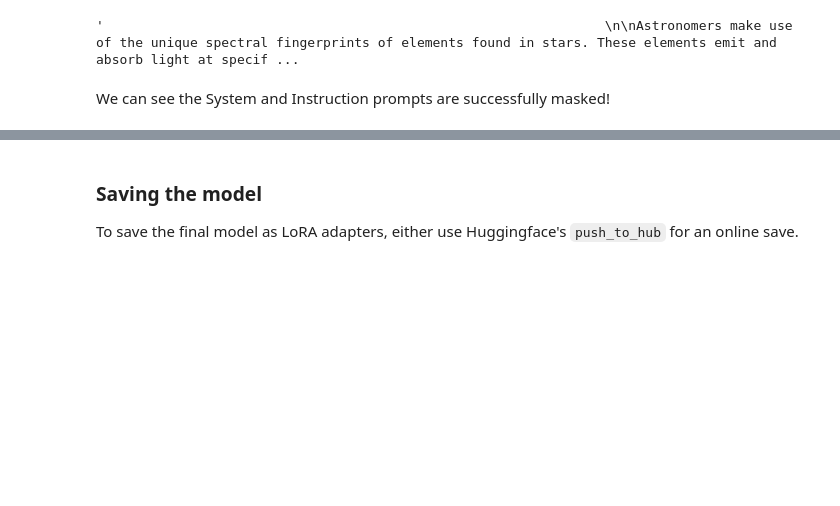
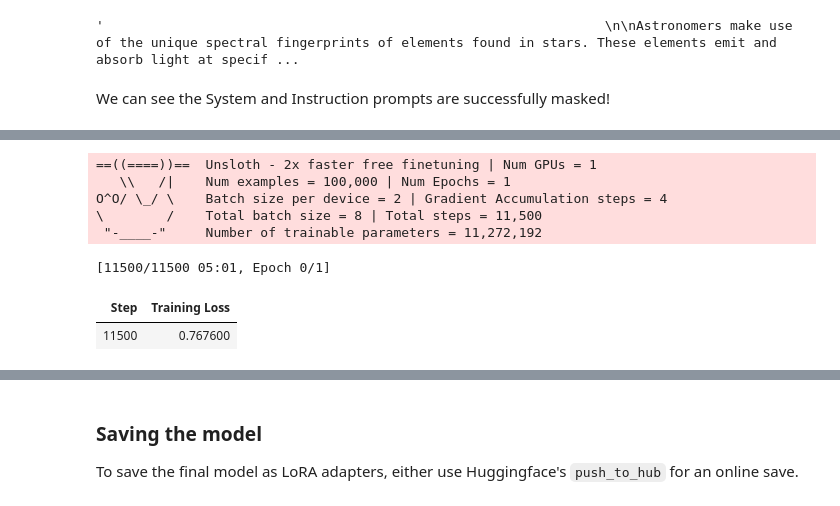
Before and after one commit to ehalme/ID2223-lab2, a Jupyter notebook: ID2223_G13_lab2.ipynb, the cells around one changed output, grey strips where cells are left out. Saved outputs shown, nothing was run; the diff lists cells and outputs as text; code cells hidden in the pictures; blank space fills up the shorter version.

Commit message:
Training done

```diff
--- a/ID2223_G13_lab2.ipynb
+++ b/ID2223_G13_lab2.ipynb
@@ -3,6 +3,7 @@
 # %%
 from google.colab import drive
 drive.mount('/content/drive')
+output_path = '/content/drive/MyDrive/ID2223/outputs'
 # %% [output]
 Mounted at /content/drive
 # %%
@@ -12,7 +12,7 @@ Mounted at /content/drive
 # %%
 from unsloth import FastLanguageModel
 import torch
-max_seq_length = 2048 # Choose any! We auto support RoPE Scaling internally!
+max_seq_length = 2048
 dtype = None # None for auto detection. Float16 for Tesla T4, V100, Bfloat16 for Ampere+
 load_in_4bit = False # Use 4bit quantization to reduce memory usage. Can be False.
 
@@ -20,7 +20,6 @@ model, tokenizer = FastLanguageModel.from_pretrained(
     model_name = "unsloth/Llama-3.2-1B-Instruct",
     max_seq_length = max_seq_length,
     dtype = dtype,
-    load_in_4bit = load_in_4bit,
-    # token = "hf_...", # use one if using gated models like meta-llama/Llama-2-7b-hf
+    load_in_4bit = load_in_4bit
 )
 # %% [output]
@@ -103,23 +115,25 @@ trainer = SFTTrainer(
     max_seq_length = max_seq_length,
     data_collator = DataCollatorForSeq2Seq(tokenizer = tokenizer),
     dataset_num_proc = 2,
-    packing = False, # Can make training 5x faster for short sequences.
+    packing = False, # Packs multiple sequences together during training to reduce computation wasted on padding
     args = TrainingArguments(
-        per_device_train_batch_size = 2,
-        gradient_accumulation_steps = 4,
-        warmup_steps = 5,
-        num_train_epochs = 3, # Set this for 1 full training run.
-        # max_steps = 60,
+        per_device_train_batch_size = 2, # Batch size per GPU
+        gradient_accumulation_steps = 4, # Number of steps to accumulate gradients before updating
+        warmup_steps = 5, # Number of steps to linearly increase the learning rate from 0 to learning_rate
+        #num_train_epochs = 2,
+        max_steps = 11500,
         learning_rate = 2e-4,
         fp16 = not is_bfloat16_supported(),
         bf16 = is_bfloat16_supported(),
-        logging_steps = 1,
+        logging_steps = 100,
         optim = "adamw_8bit",
-        weight_decay = 0.01,
-        lr_scheduler_type = "linear",
+        weight_decay = 0.01, # L2 regularization
+        lr_scheduler_type = "linear", # Linearly decreases the learning rate until the last step during training
         seed = 3407,
-        output_dir = "./outputs",
-        save_steps = 100
+        output_dir = output_path,
+        save_steps = 100,
+        overwrite_output_dir = True,
+        report_to = "none"
     ),
 )
 # %% [output]
@@ -185,3 +173,19 @@ O^O/ \_/ \    Batch size per device = 2 | Gradient Accumulation steps = 4
+# %%
+import os
+dir = os.listdir(output_path)
+if len(dir) == 0:
+    trainer_stats = trainer.train()
+else:
+    trainer_stats = trainer.train(resume_from_checkpoint=True)
+# %% [output]
+==((====))==  Unsloth - 2x faster free finetuning | Num GPUs = 1
+   \\   /|    Num examples = 100,000 | Num Epochs = 1
+O^O/ \_/ \    Batch size per device = 2 | Gradient Accumulation steps = 4
+\        /    Total batch size = 8 | Total steps = 11,500
+ "-____-"     Number of trainable parameters = 11,272,192
+[11500/11500 05:01, Epoch 0/1]
+| Step | Training Loss |
+| 11500 | 0.767600 |
 # %%
 #@title Show final memory and time stats
 used_memory = round(torch.cuda.max_memory_reserved() / 1024 / 1024 / 1024, 3)
```
Also changed, not shown: parts of 11 cells of this notebook.
